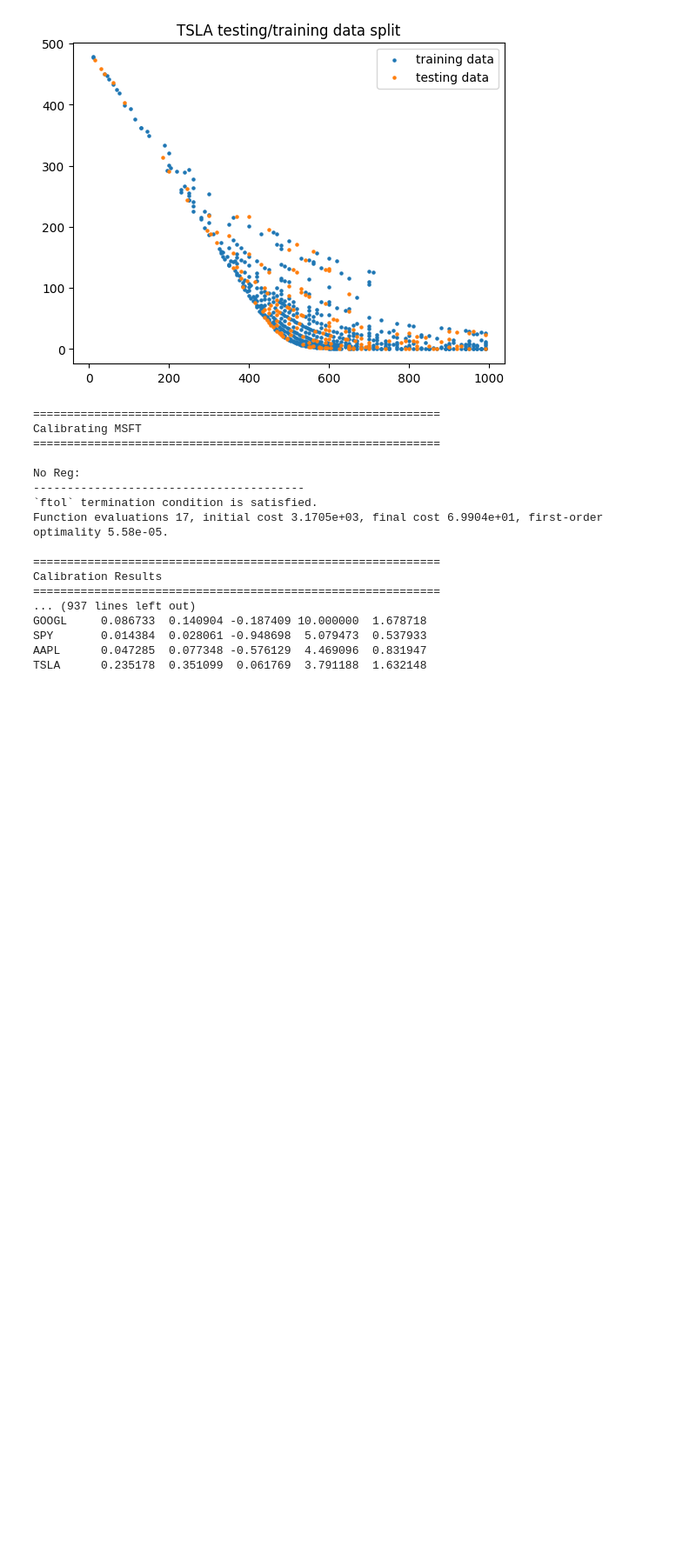
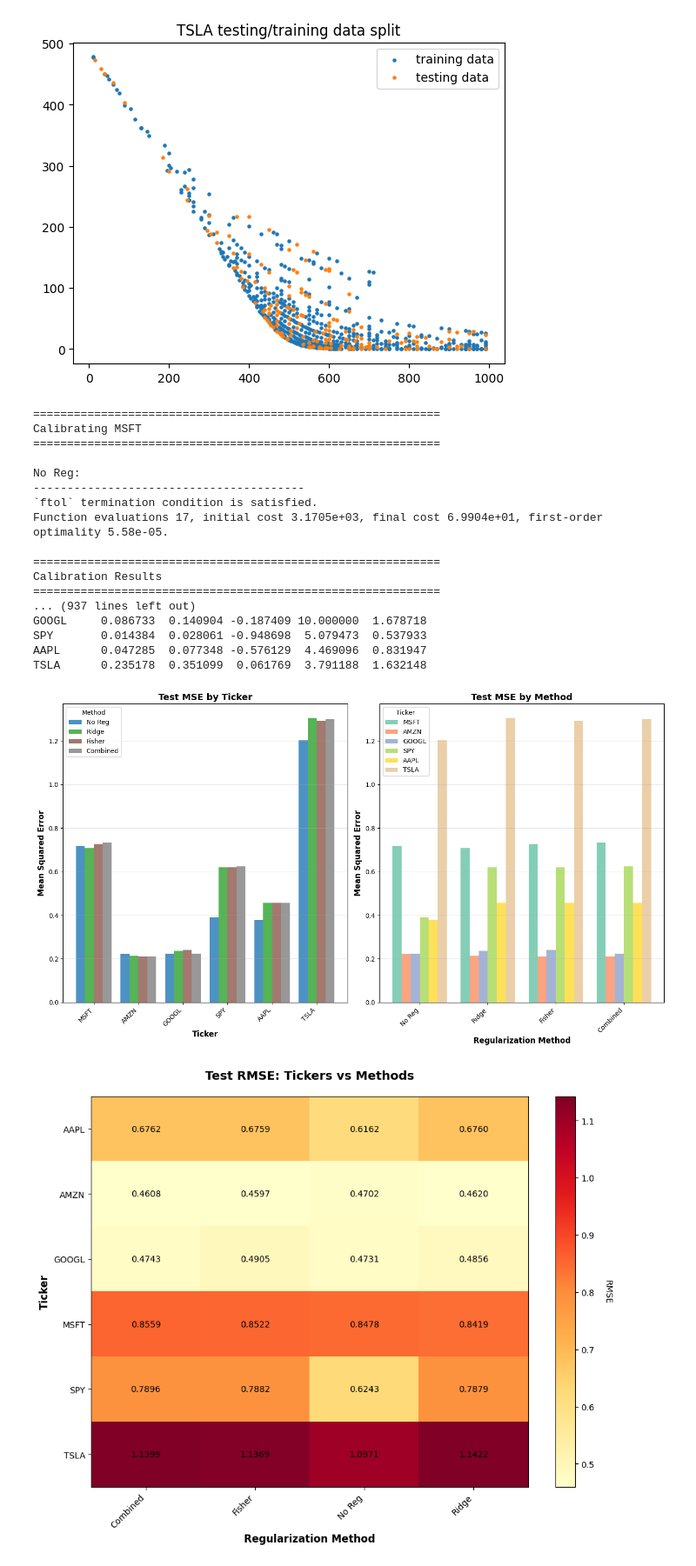
Before and after one commit to andresnmejia/heston-model, a Jupyter notebook: fisher_regularization.ipynb, the cells around one changed output. Shown at 87% size. Cells and saved outputs as stored; diff of their text form; code cells hidden in the pictures; blank space fills up the shorter version.

Commit message:
mse graphs

```diff
--- a/fisher_regularization.ipynb
+++ b/fisher_regularization.ipynb
@@ -422,0 +629,13 @@ TSLA      0.235178  0.351099  0.061769  3.791188  1.632148
+# %%
+# Plot MSE comparison
+mse_df = plot_ticker_mse_comparison(calibrated_models, testing_data)
+
+# Plot RMSE heatmap
+rmse_pivot = plot_ticker_mse_heatmap(calibrated_models, testing_data, metric='RMSE')
+
+# Display the data
+display(mse_df)
+display(rmse_pivot)
+# %% [output]
+[figure, added]
+[figure, added]
```
Also changed, not shown: parts of 2 cells of this notebook.
